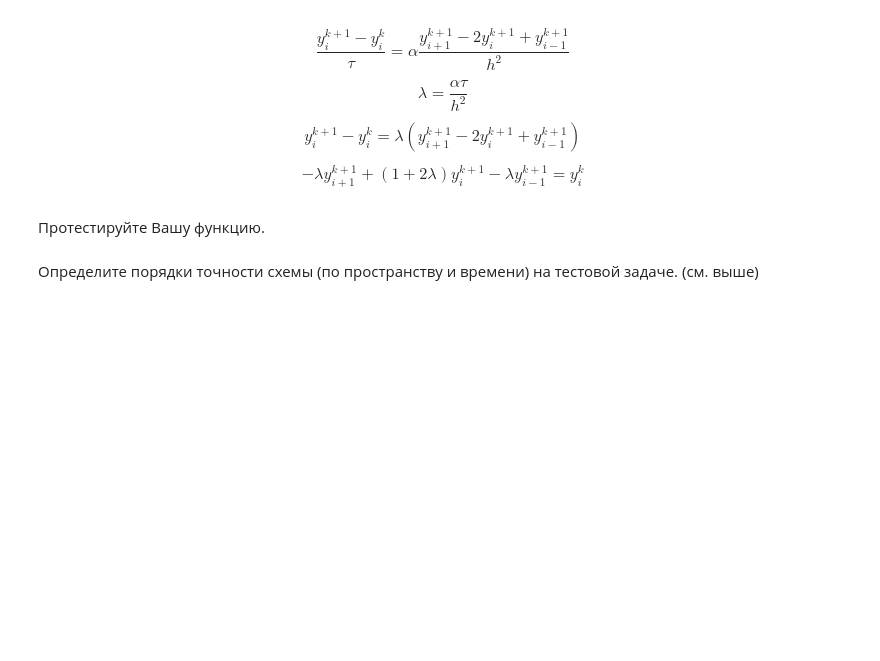
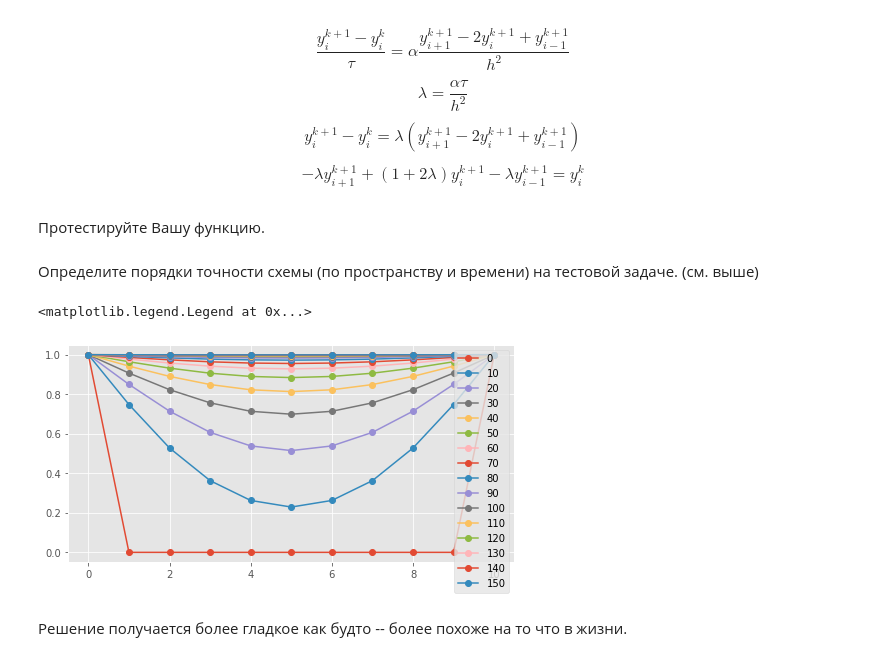
Before and after one commit to IvanSedykh/numerical-methods, a Jupyter notebook: hw1/diffusion_eq_idsedykh.ipynb, the cells around one changed output. Saved outputs shown, nothing was run; the diff lists cells and outputs as text; code cells hidden in the pictures; blank space fills up the shorter version.

```diff
--- a/hw1/diffusion_eq_idsedykh.ipynb
+++ b/hw1/diffusion_eq_idsedykh.ipynb
@@ -158,7 +178,7 @@ def make_step(y, bound1, bound2, t, lam):
 
    return y_new
 
-def heat_impl(init, bound1, bound2, alpha, lx, h, tau, tol=1e-3):
+def heat_impl(init, bound1, bound2, alpha, lx, h, tau, tol=1e-3, rethist=False):
    """ Solve heat equation u_t = a*u_xx for x in (0; lx) with implicit scheme
 
       Parameters
@@ -199,6 +219,7 @@ def heat_impl(init, bound1, bound2, alpha, lx, h, tau, tol=1e-3):
    t = 0
    y = init(x_grid)
    y = put_bounds(y, bound1, bound2, t)
+   history = y
 
    # make step
    while True:
@@ -209,7 +230,10 @@ def heat_impl(init, bound1, bound2, alpha, lx, h, tau, tol=1e-3):
          break
       else:
          y = y_new
+         history = np.vstack([history, y])
 
+   if rethist:
+      return t, y_new, history
    return t, y_new
 # %% [markdown]
 Протестируйте Вашу функцию.
@@ -225,6 +249,24 @@ t_1, u_1 = heat_impl(lambda x: np.sin(4.*x), lambda x: 0., lambda x: 0.,
 assert_allclose(u_1, np.zeros(32), atol=1e-2)
 # %% [markdown]
 Определите порядки точности схемы (по пространству и времени) на тестовой задаче. (см. выше)
+# %%
+import matplotlib.pyplot as plt
+plt.style.use('ggplot')
+plt.figure(figsize=(8, 4))
+
+t_0, u_0, u = heat_impl(lambda x: 0., lambda x: 1., lambda x: 1.,
+                     alpha=1., lx=1., h=0.1, tau=0.005, rethist=True)
+assert_allclose(u_0, np.ones(11), atol=1e-2)
+
+for i in range(0, len(u), 10):
+    plt.plot(u[i], 'o-', label=i)
+
+plt.legend()
+# %% [output]
+<matplotlib.legend.Legend at 0x...>
+[figure, added]
+# %% [markdown]
+Решение получается более гладкое как будто -- более похоже на то что в жизни.
 # %%
 # YOUR CODE HERE
 raise NotImplementedError()
```
Also changed, not shown: parts of 3 cells of this notebook.
